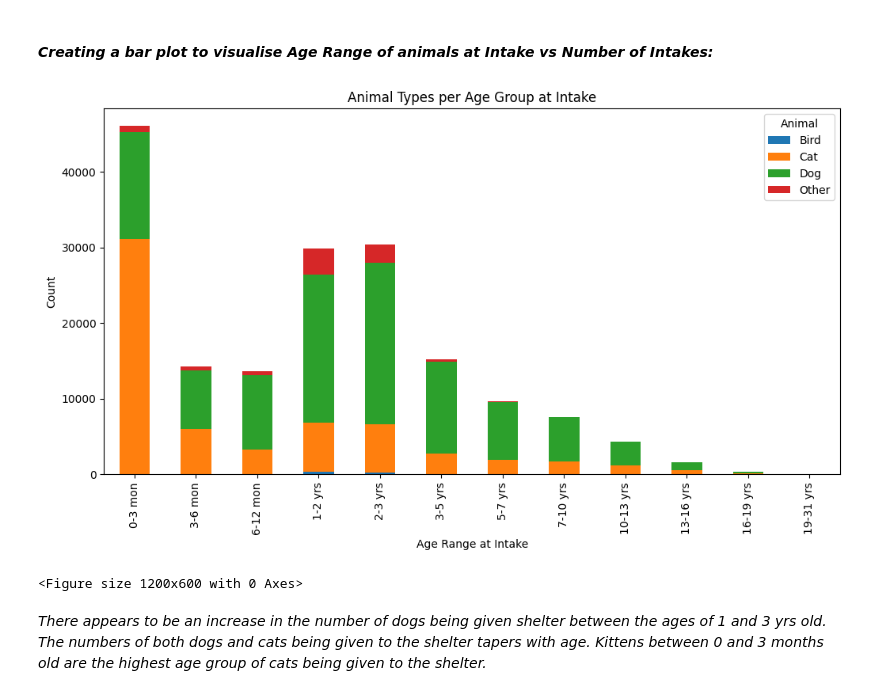
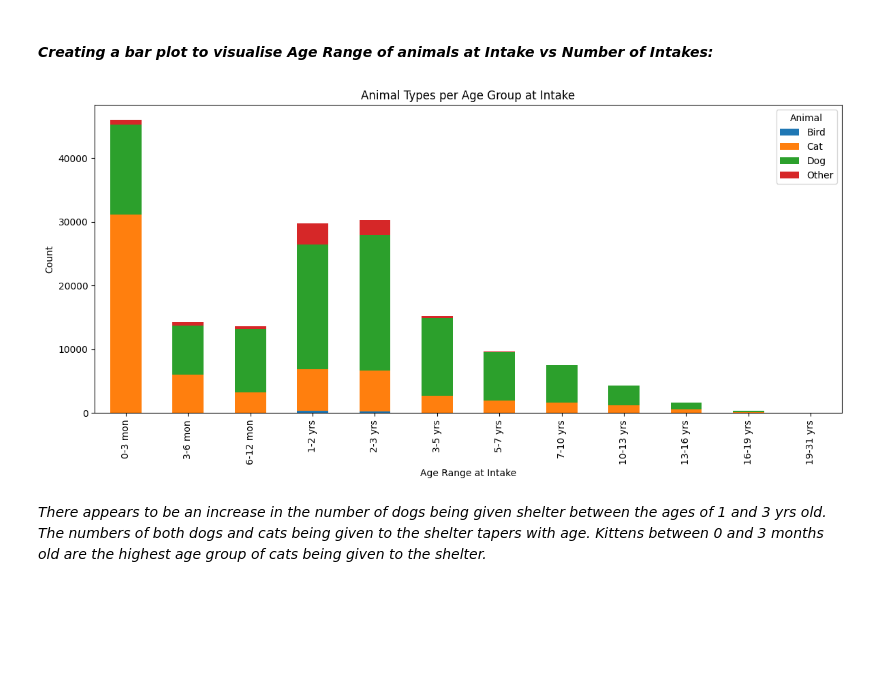
Before and after one commit to a-messmer/AAC_prelim_data_analysis_project, a Jupyter notebook: Project-api.ipynb, the cells around one changed output. Cells and saved outputs as stored; diff of their text form; code cells hidden in the pictures; blank space fills up the shorter version.

```diff
--- a/Project-api.ipynb
+++ b/Project-api.ipynb
@@ -1306,23 +1305,21 @@ plt.show()
 # %%
 # ensuring 'Age Range at Intake' column is string type:
 shelter_df['Animal', 'Age Range at Intake'] = shelter_df['Age Range at Intake'].astype(str)
 
 # Grouping and counting data by Age Range at Intake and Animal type:
 ageAnimalCounts = shelter_df.groupby(['Age Range at Intake', 'Animal']).size().unstack()
 
 # plotting a bar chart to show Animal Types adopted per Age Group:
 ax = ageAnimalCounts.plot(kind = 'bar', stacked = True, figsize = (12, 6))
-plt.figure(figsize = (12, 6))
 ax.set(xlabel = 'Age Range at Intake')
 ax.set(ylabel = 'Count')
 ax.set(title = 'Animal Types per Age Group at Intake')
 ax.legend(title = 'Animal')
 
 plt.tight_layout()
 plt.show()
 # %% [output]
-[figure, old version]
+[figure, new version]
-<Figure size 1200x600 with 0 Axes>
 # %% [markdown]
 *There appears to be an increase in the number of dogs being given shelter between the ages of 1 and 3 yrs old. The numbers of both dogs and cats being given to the shelter tapers with age. Kittens between 0 and 3 months old are the highest age group of cats being given to the shelter.*
 # %% [markdown]
```
Also changed, not shown: parts of 14 cells of this notebook.
